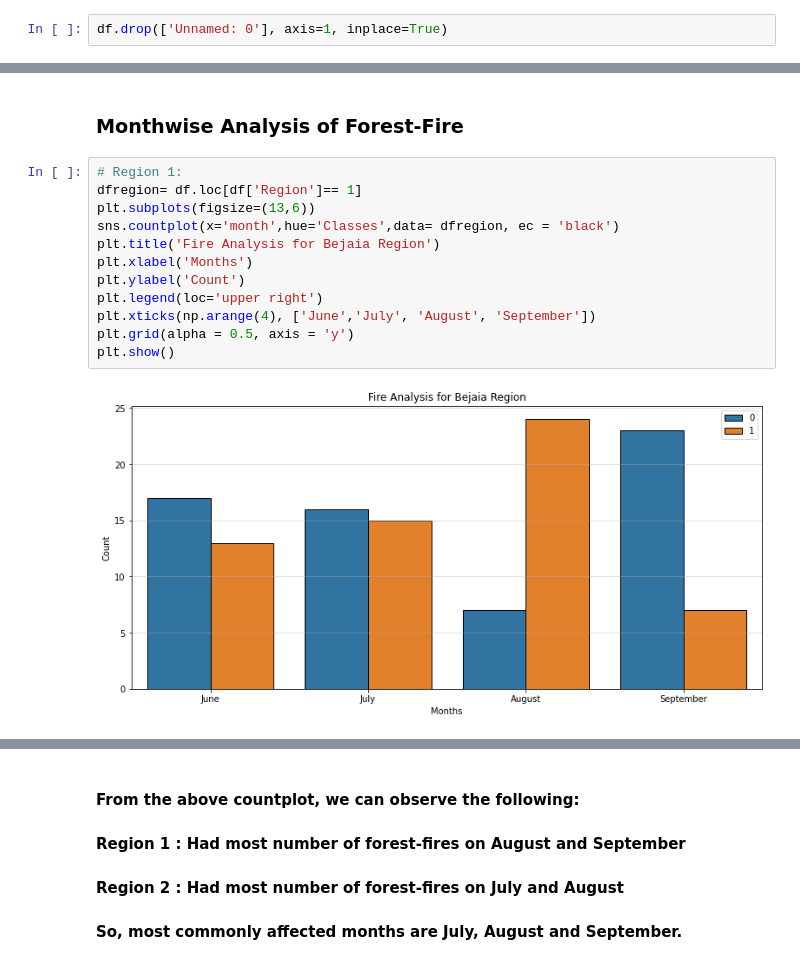
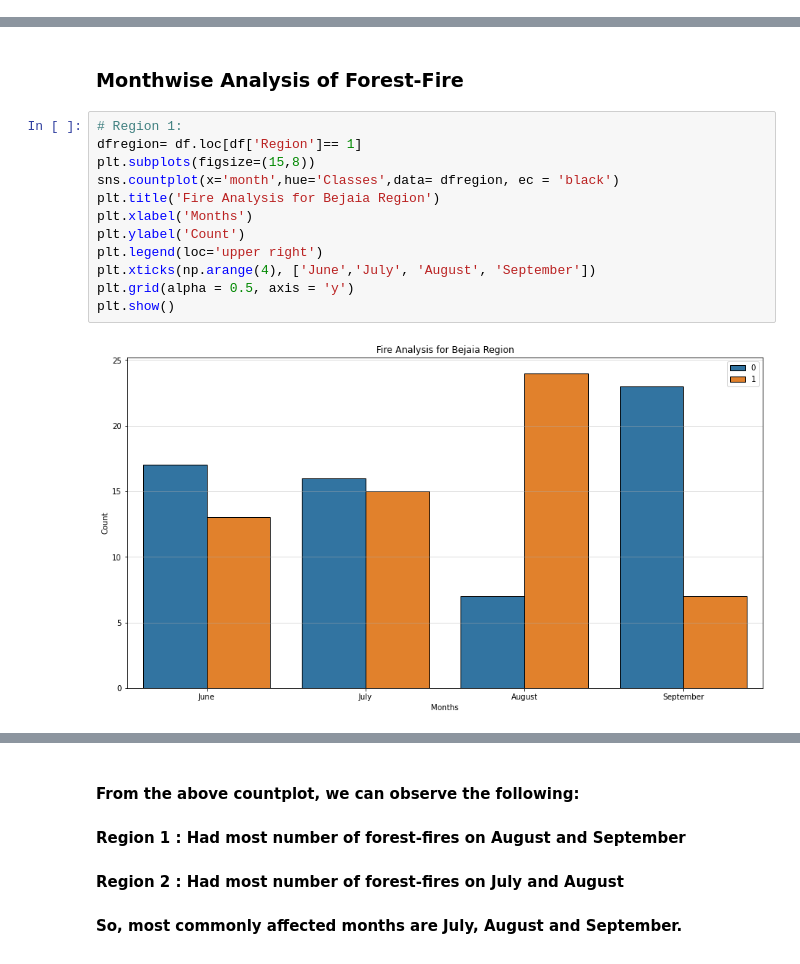
Before and after one commit to NarenBot/Algerian_Forest-Fires, a Jupyter notebook: Part-2_EDA and Feature Engineering.ipynb, the cells around one changed output, grey strips where cells are left out. Cells and saved outputs as stored; diff of their text form.

```diff
--- a/Part-2_EDA and Feature Engineering.ipynb
+++ b/Part-2_EDA and Feature Engineering.ipynb
@@ -20,2 +19,0 @@ df.head(2)
-# %%
-df.drop(['Unnamed: 0'], axis=1, inplace=True)
@@ -68,17 +62,17 @@ df.describe().T
 # %%
 # Region 1:
 dfregion= df.loc[df['Region']== 1]
-plt.subplots(figsize=(13,6))
+plt.subplots(figsize=(15,8))
 sns.countplot(x='month',hue='Classes',data= dfregion, ec = 'black')
 plt.title('Fire Analysis for Bejaia Region')
 plt.xlabel('Months')
 plt.ylabel('Count')
 plt.legend(loc='upper right')
 plt.xticks(np.arange(4), ['June','July', 'August', 'September'])
 plt.grid(alpha = 0.5, axis = 'y')
 plt.show()
 # %% [output]
-[figure, old version]
+[figure, new version]
 # %%
 # Region 2:
 dfregion= df.loc[df['Region']== 2]
```
Also changed, not shown: parts of 27 cells of this notebook, 36 other files.
